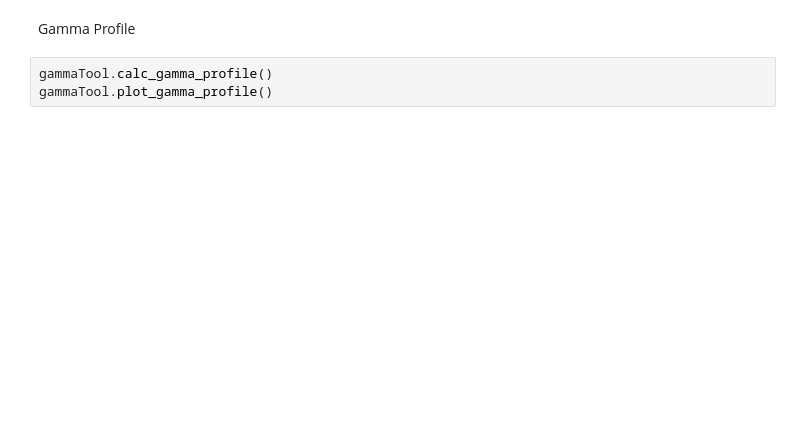
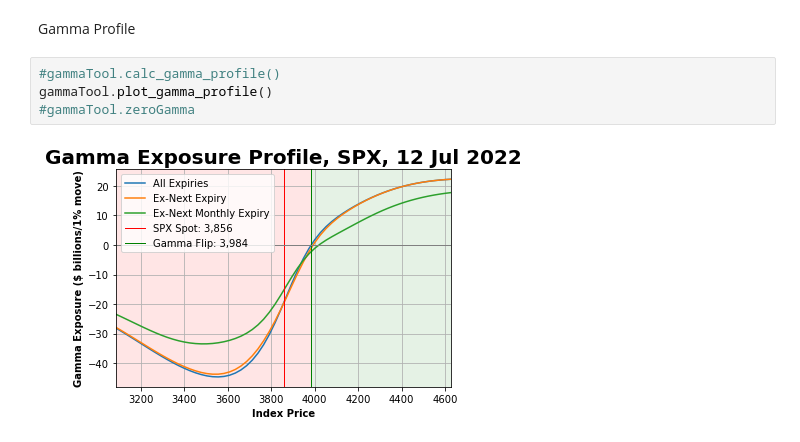
Before and after one commit to nickkxsper/index-gamma, a Jupyter notebook: Gamma Tool.ipynb, the cells around one changed output. Cells and saved outputs as stored; diff of their text form; blank space fills up the shorter version.

```diff
--- a/Gamma Tool.ipynb
+++ b/Gamma Tool.ipynb
@@ -32,5 +32,8 @@ gammaTool.plot_absolute_gamma_by_c_p()
 # %% [markdown]
 Gamma Profile
 # %%
-gammaTool.calc_gamma_profile()
+#gammaTool.calc_gamma_profile()
 gammaTool.plot_gamma_profile()
+#gammaTool.zeroGamma
+# %% [output]
+[figure, added]
```
Also changed, not shown: parts of 3 cells of this notebook, 3 other files.
